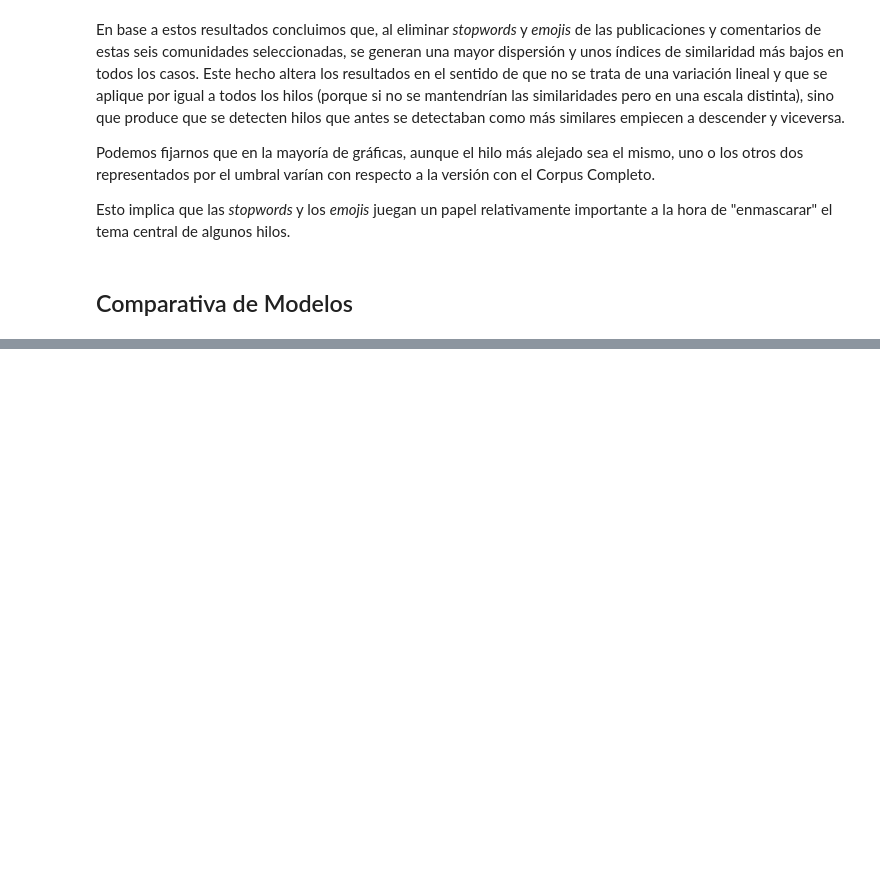
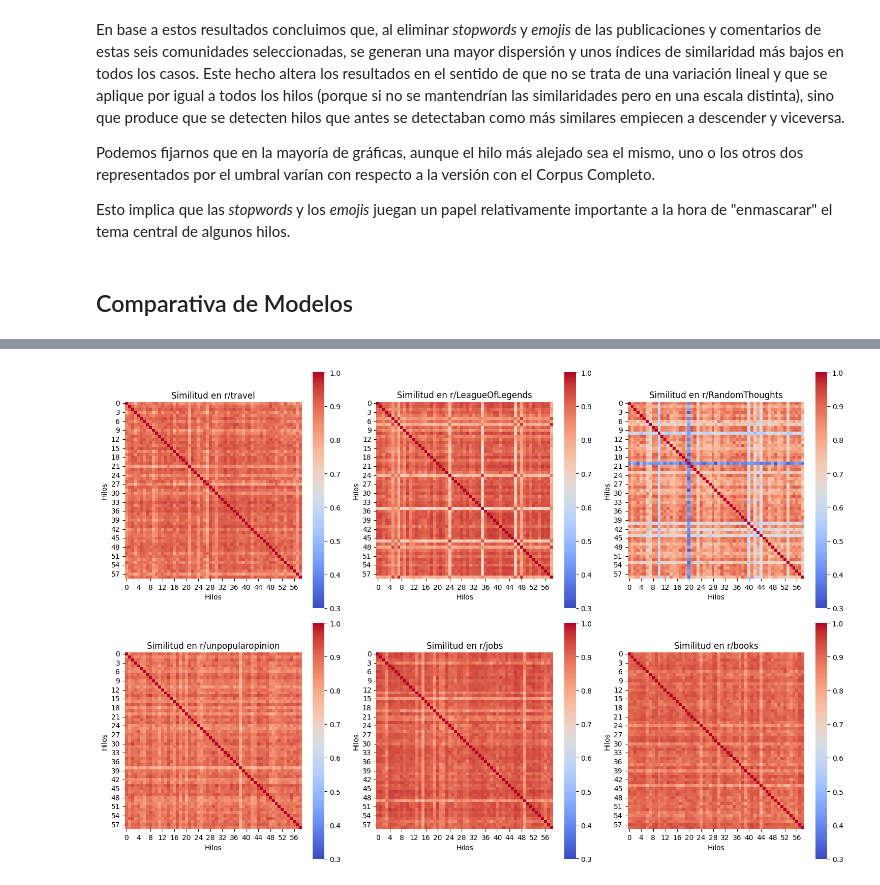
Before and after one commit to daniela-murciam-um-es/PLN-practicasParte2, a Jupyter notebook: apartado_3.ipynb, the cells around one changed output, grey strips where cells are left out. Drawn from its saved outputs; the diff is of its cells as text; code cells hidden in the pictures; blank space fills up the shorter version.

Commit message:
Apartados 1,3 y 5 listos para entregar

```diff
--- a/apartado_3.ipynb
+++ b/apartado_3.ipynb
@@ -675,14 +716,2 @@ SentenceTransformer(
 # %%
-from sentence_transformers import SentenceTransformer
-
-model = SentenceTransformer("sentence-transformers/paraphrase-multilingual-MiniLM-L12-v2")
-
-sentences = [
-    "The weather is lovely today.",
-    "It's so sunny outside!",
-    "He drove to the stadium."
-]
-embeddings = model.encode(sentences)
-
-similarities = model.similarity(embeddings, embeddings)
-print(similarities.shape)
+model_minilm = cargar_modelo("sentence-transformers/paraphrase-multilingual-MiniLM-L12-v2", 512)
@@ -694,0 +776,40 @@ SentenceTransformer(
+# %%
+import matplotlib.pyplot as plt
+import seaborn as sns
+from sklearn.metrics.pairwise import cosine_similarity
+
+subreddits = df_total['subreddit'].unique()
+
+ncols = 3
+nrows = 2
+
+# Preparamos la figura con subgráficos
+fig, axes = plt.subplots(nrows=nrows, ncols=ncols, figsize=(15, 5 * nrows))
+axes = axes.flatten() # Aplanamos para iterar fácilmente
+
+# Iteramos sobre cada subreddit para generar su propio heatmap
+for i, sub in enumerate(subreddits):
+    # Filtramos los hilos que pertenecen solo a este subreddit
+    df_sub = df_total[df_total['subreddit'] == sub]
+
+    # Calculamos la matriz de similitud solo para esos hilos
+    similitud_sub = cosine_similarity(list(df_sub['embedding']))
+
+	# Calculamos la similitud media para cada hilo dentro de su subreddit para poder hacer el PCA posteriormente
+    # y así solo iteramos por todo el dataset una vez
+    mean_similarities = (similitud_sub.sum(axis=1) - 1) / (similitud_sub.shape[0] - 1)
+
+    df_total.loc[df_total['subreddit'] == sub, 'similitud_media'] = mean_similarities
+
+    # Dibujamos el heatmap
+    sns.heatmap(similitud_sub, annot=False, cmap='coolwarm', ax=axes[i],
+                cbar=True, square=True, vmin=0.3)
+
+    axes[i].set_title(f'Similitud en r/{sub}')
+    axes[i].set_xlabel('Hilos')
+    axes[i].set_ylabel('Hilos')
+
+plt.tight_layout()
+plt.show()
+# %% [output]
+[figure, added]
```
Also changed, not shown: parts of 21 cells of this notebook.
